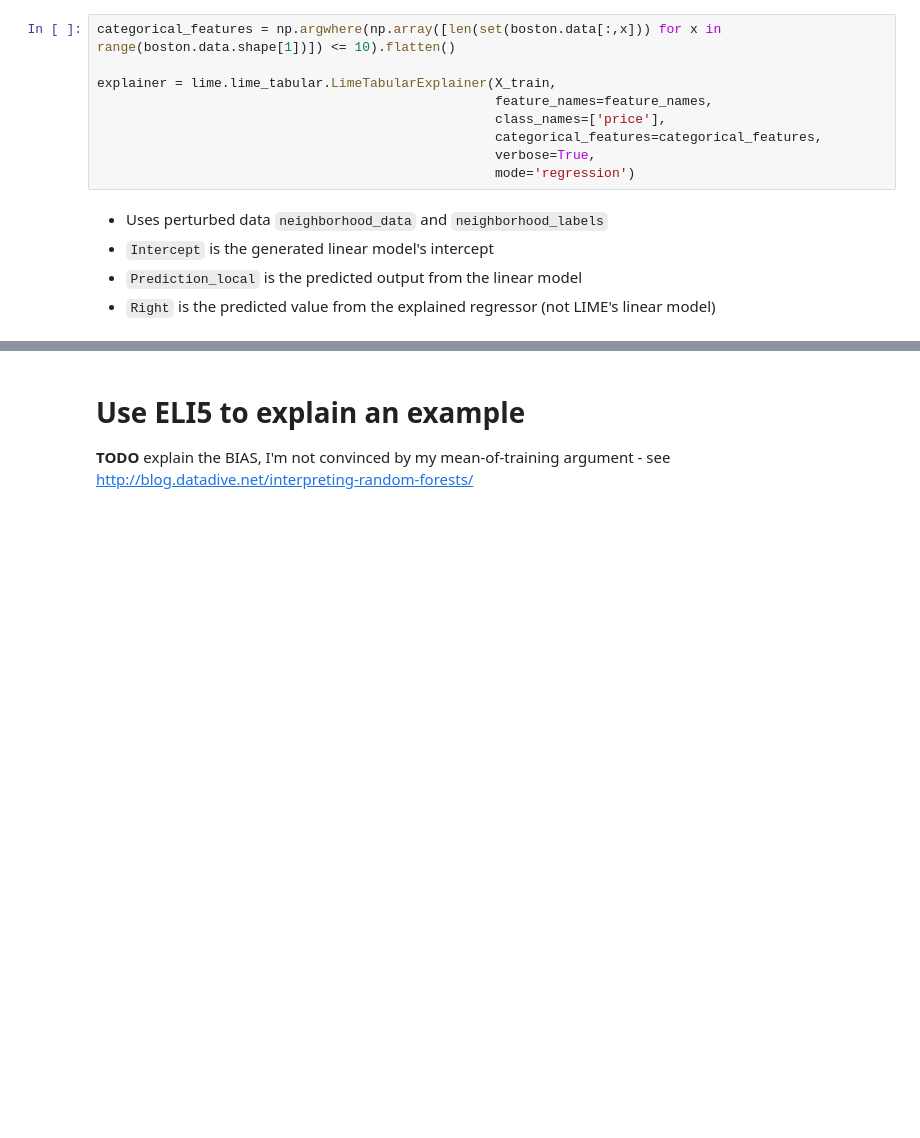
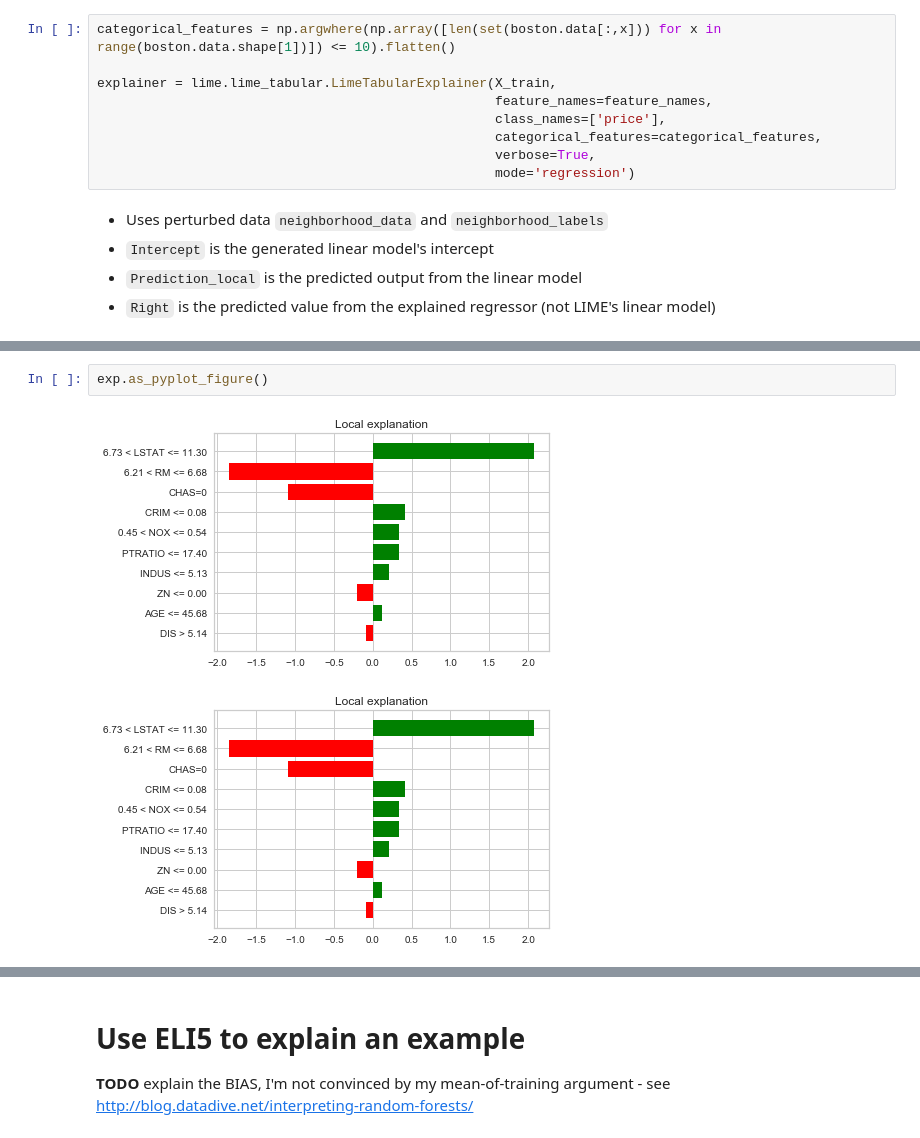
Before and after one commit to ianozsvald/data_science_delivered, a Jupyter notebook: ml_explain_regression_prediction.ipynb, the cells around one changed output, grey strips where cells are left out. Saved outputs shown, nothing was run; the diff lists cells and outputs as text; blank space fills up the shorter version.

```diff
--- a/ml_explain_regression_prediction.ipynb
+++ b/ml_explain_regression_prediction.ipynb
@@ -145,6 +150,11 @@ Right: 20.3789674644
 exp.show_in_notebook(show_table=True)
 # %% [output]
 [interactive output not drawn]
+# %%
+exp.as_pyplot_figure()
+# %% [output]
+[figure, added]
+[figure, added]
 # %%
 exp.as_list()
 # %% [output]
```
Also changed, not shown: parts of 26 cells of this notebook.
